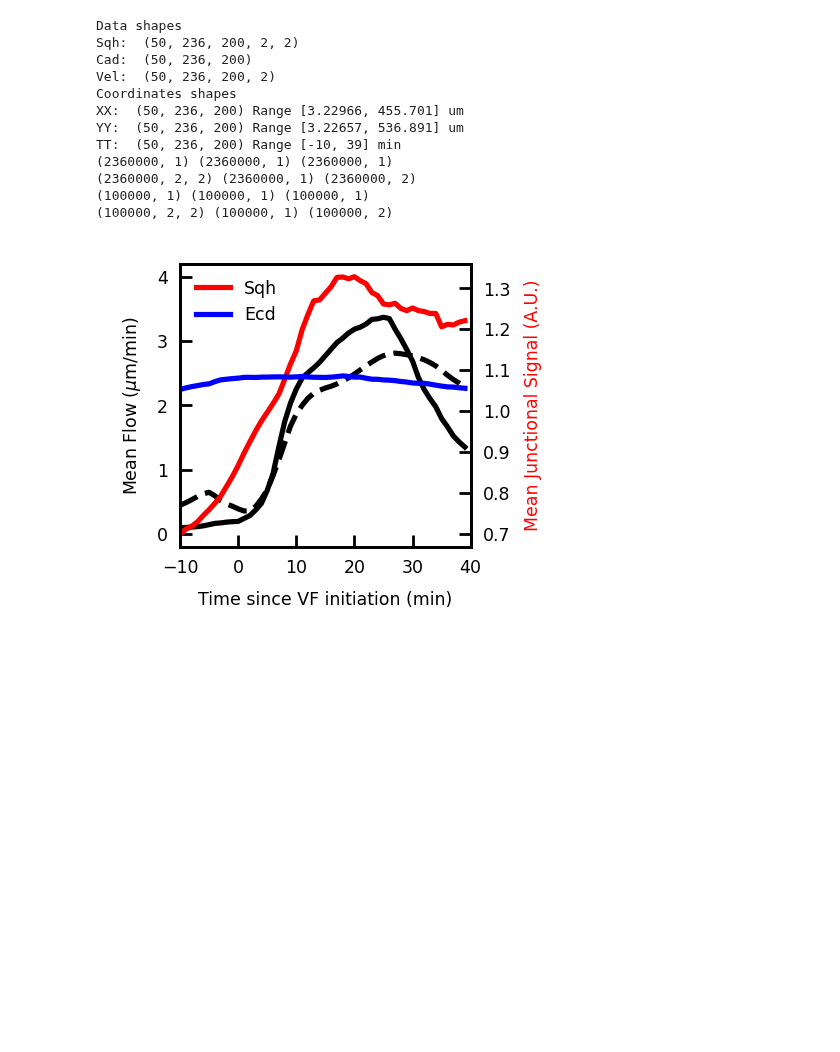
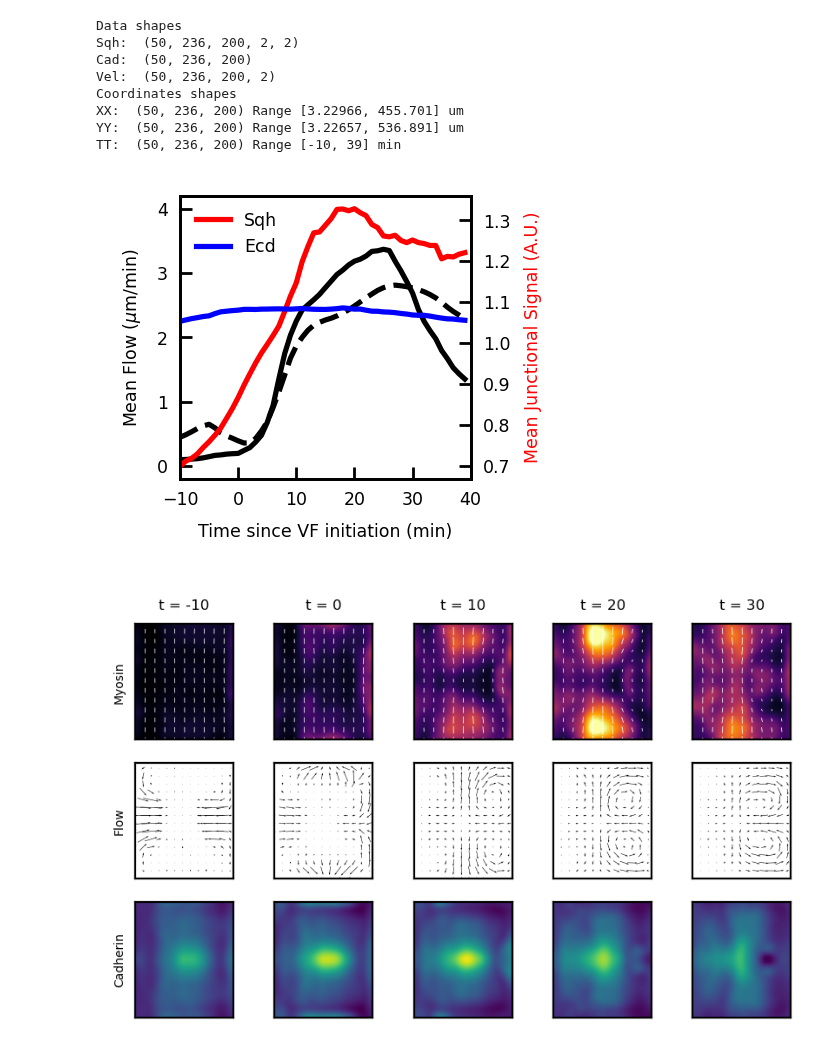
Before and after one commit to jcolen/drosophila_morphogenesis, a Jupyter notebook: MyosinEvolutionPINN/MyosinDynamicsPINN.ipynb, the cells around one changed output. Saved outputs shown, nothing was run; the diff lists cells and outputs as text; code cells hidden in the pictures; blank space fills up the shorter version.

```diff
--- a/MyosinEvolutionPINN/MyosinDynamicsPINN.ipynb
+++ b/MyosinEvolutionPINN/MyosinDynamicsPINN.ipynb
@@ -88,26 +85,10 @@ t = TT.flatten()[:, None]
 y = YY.flatten()[:, None]
 x = XX.flatten()[:, None]
 
-sqh_train = sqh.reshape([-1, *sqh.shape[3:]])
-cad_train = cad.reshape([-1, 1])
-vel_train = vel.reshape([-1, *vel.shape[3:]])
-
-print(t.shape, y.shape, x.shape)
-print(sqh_train.shape, cad_train.shape, vel_train.shape)
-
-N_train = 100000
-idx = np.random.choice(nAP*nDV*nTP, N_train, replace=False)
-
-x_train = x[idx, :]
-y_train = y[idx, :]
-t_train = t[idx, :]
-
-sqh_train = sqh_train[idx, :]
-cad_train = cad_train[idx, :]
-vel_train = vel_train[idx, :]
-
-print(t_train.shape, y_train.shape, x_train.shape)
-print(sqh_train.shape, cad_train.shape, vel_train.shape)
+device = torch.device('cuda:0' if torch.cuda.is_available() else 'cpu')
+tm = torch.from_numpy(t).float().to(device)
+ym = torch.from_numpy(y).float().to(device)
+xm = torch.from_numpy(x).float().to(device)
 # %% [output]
 Data shapes
 Sqh:  (50, 236, 200, 2, 2)
@@ -117,11 +98,30 @@ Coordinates shapes
 XX:  (50, 236, 200) Range [3.22966, 455.701] um
 YY:  (50, 236, 200) Range [3.22657, 536.891] um
 TT:  (50, 236, 200) Range [-10, 39] min
-(2360000, 1) (2360000, 1) (2360000, 1)
-(2360000, 2, 2) (2360000, 1) (2360000, 2)
-(100000, 1) (100000, 1) (100000, 1)
-(100000, 2, 2) (100000, 1) (100000, 2)
 [figure]
+# %%
+def plot(m1, v1, c1, times=t[::(nAP*nDV)], N=5):
+    fig, ax = plt.subplots(3, N, dpi=200, figsize=(N,3))
+    dt = min(10, m1.shape[0] // N)
+    for i in range(N):
+        ax[0, i].set_title('t = %d'% times[i*dt])
+        plot_tensor2D(ax[0, i], m1[i*dt], vmin=0.06, vmax=0.25, cmap='inferno')
+        plot_vector2D(ax[1, i], v1[i*dt], skip=16)
+        color_2D(ax[2, i], c1[i*dt], cmap='viridis', vmin=0.8, vmax=1.8)
+
+        for j in range(3):
+            ax[j, i].set_ylim([dv_min, dv_max])
+
+
+    ax[0, 0].set_ylabel('Myosin')
+    ax[1, 0].set_ylabel('Flow')
+    ax[2, 0].set_ylabel('Cadherin')
+
+plot(sqh.transpose(0, 3, 4, 1, 2).reshape([-1, 4, 236, 200]) / 1e1,
+     vel.transpose(0, 3, 1, 2),
+     cad)
+# %% [output]
+[figure, added]
 # %%
 from utils.plot_utils import *
 from run_MyosinDynamicsPINN import *
```
Also changed, not shown: parts of 7 cells of this notebook, 10 other files.
